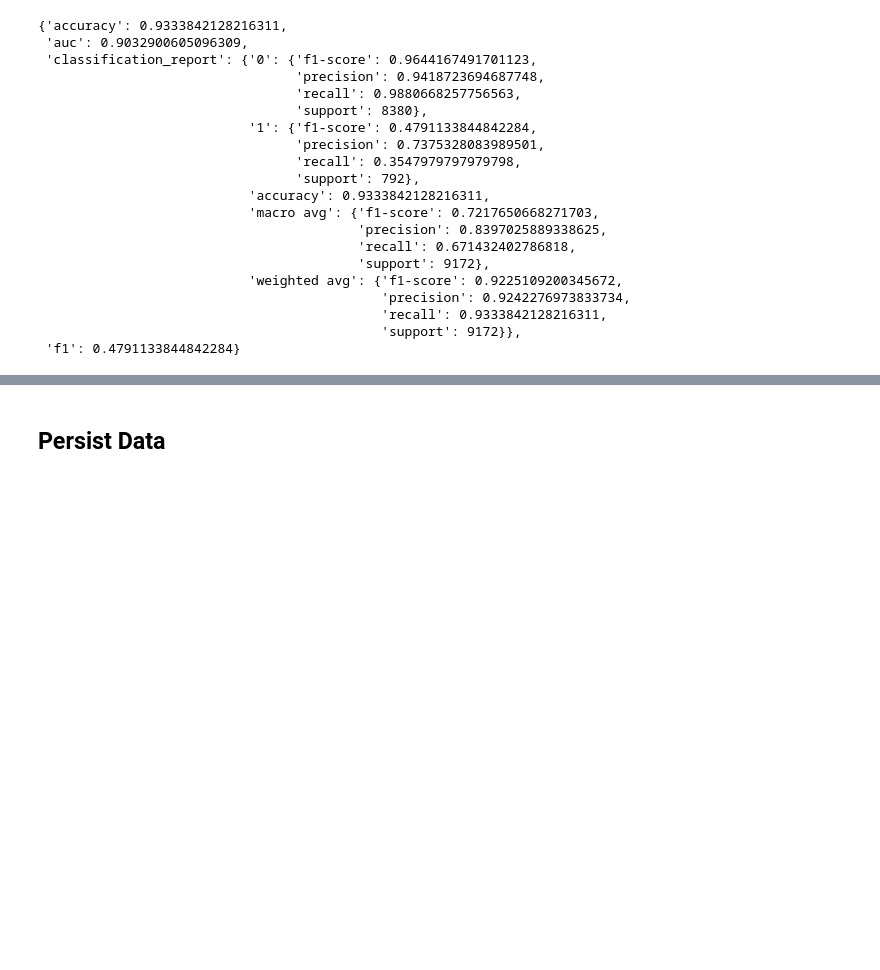
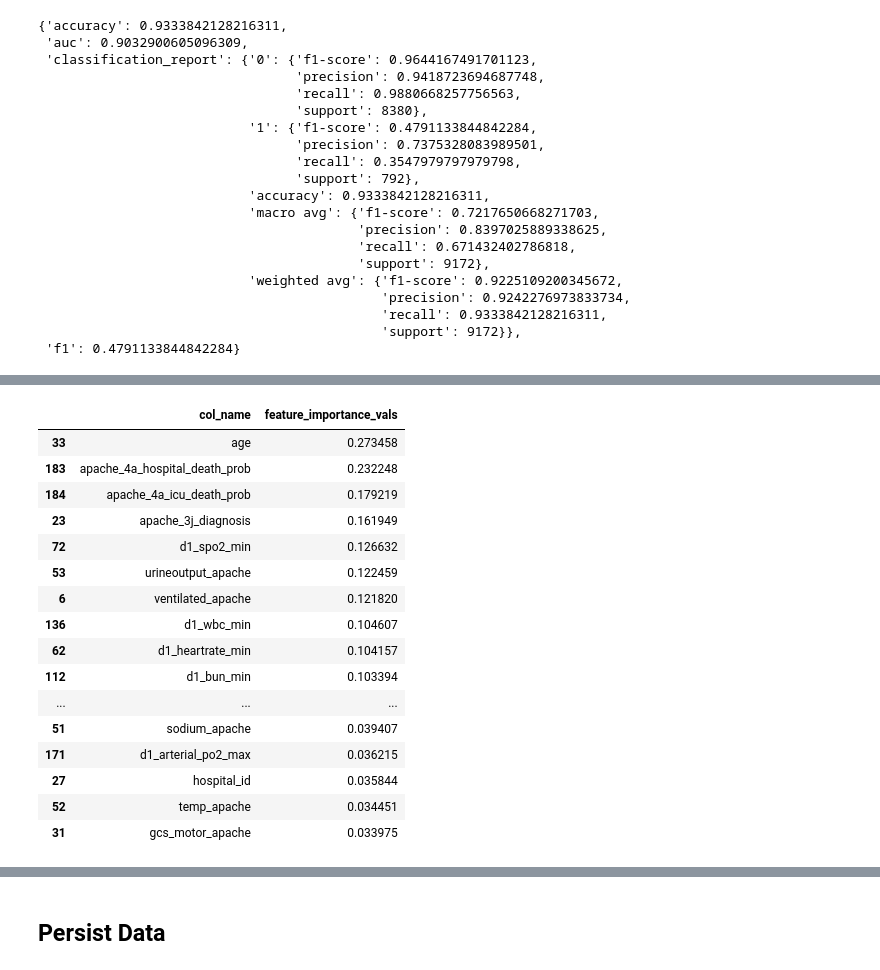
Before and after one commit to iainwo/kaggle, a Jupyter notebook: notebooks/4.0.0-iwong-model-catboost.ipynb, the cells around one changed output, grey strips where cells are left out. Saved outputs shown, nothing was run; the diff lists cells and outputs as text; code cells hidden in the pictures; blank space fills up the shorter version.

```diff
--- a/notebooks/4.0.0-iwong-model-catboost.ipynb
+++ b/notebooks/4.0.0-iwong-model-catboost.ipynb
@@ -192,0 +205,24 @@ pprint.pprint(test_results)
+# %%
+vals= np.abs(shap_values).mean(0)
+
+feature_importance = pd.DataFrame(list(zip(X_train.columns, vals)), columns=['col_name','feature_importance_vals'])
+feature_importance.sort_values(by=['feature_importance_vals'], ascending=False,inplace=True)
+feature_importance.head(40)
+# %% [output]
+|  | col_name | feature_importance_vals |
+| 33 | age | 0.273458 |
+| 183 | apache_4a_hospital_death_prob | 0.232248 |
+| 184 | apache_4a_icu_death_prob | 0.179219 |
+| 23 | apache_3j_diagnosis | 0.161949 |
+| 72 | d1_spo2_min | 0.126632 |
+| 53 | urineoutput_apache | 0.122459 |
+| 6 | ventilated_apache | 0.121820 |
+| 136 | d1_wbc_min | 0.104607 |
+| 62 | d1_heartrate_min | 0.104157 |
+| 112 | d1_bun_min | 0.103394 |
+| ... | ... | ... |
+| 51 | sodium_apache | 0.039407 |
+| 171 | d1_arterial_po2_max | 0.036215 |
+| 27 | hospital_id | 0.035844 |
+| 52 | temp_apache | 0.034451 |
+| 31 | gcs_motor_apache | 0.033975 |
```
Also changed, not shown: parts of 8 cells of this notebook, 1 other file.
